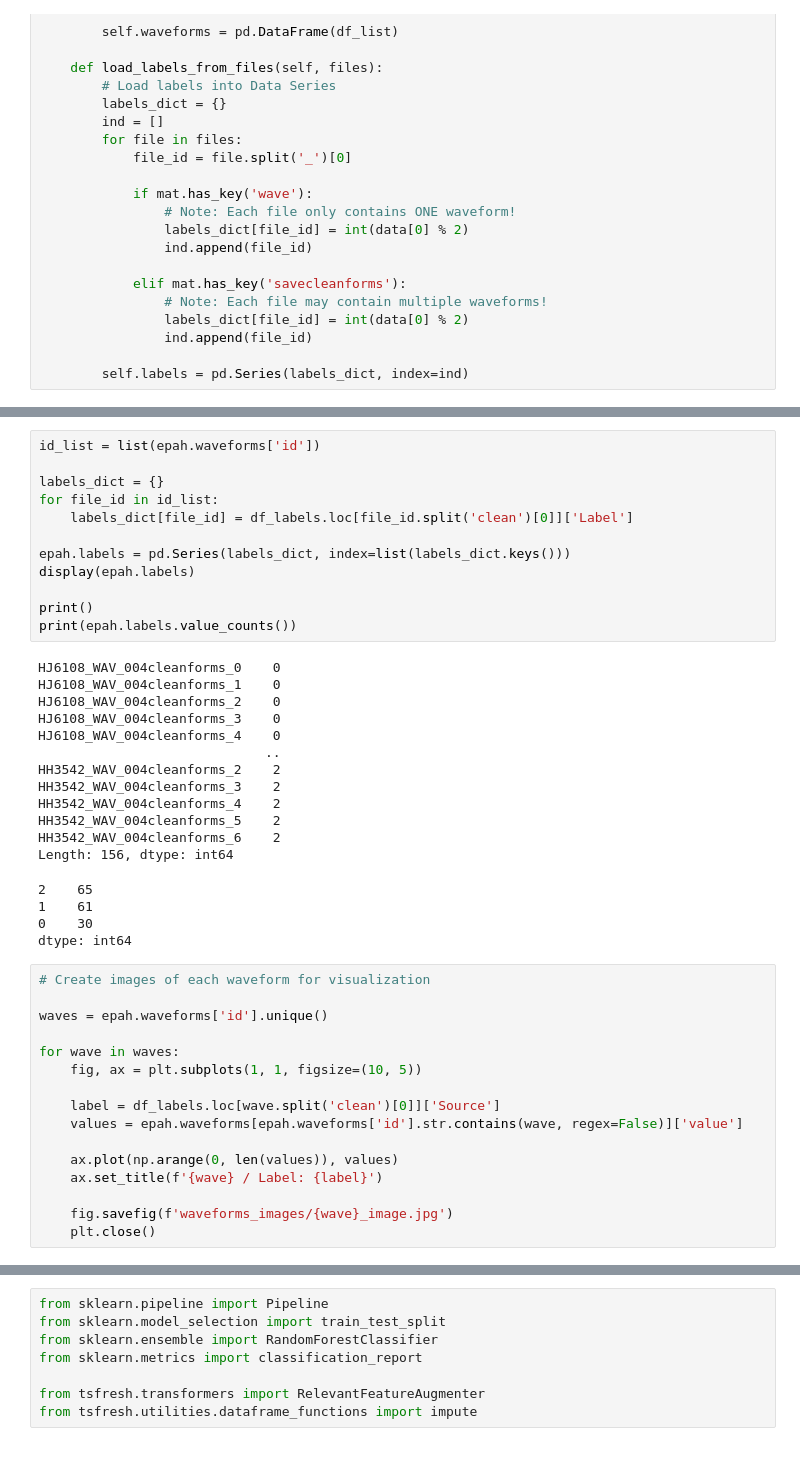
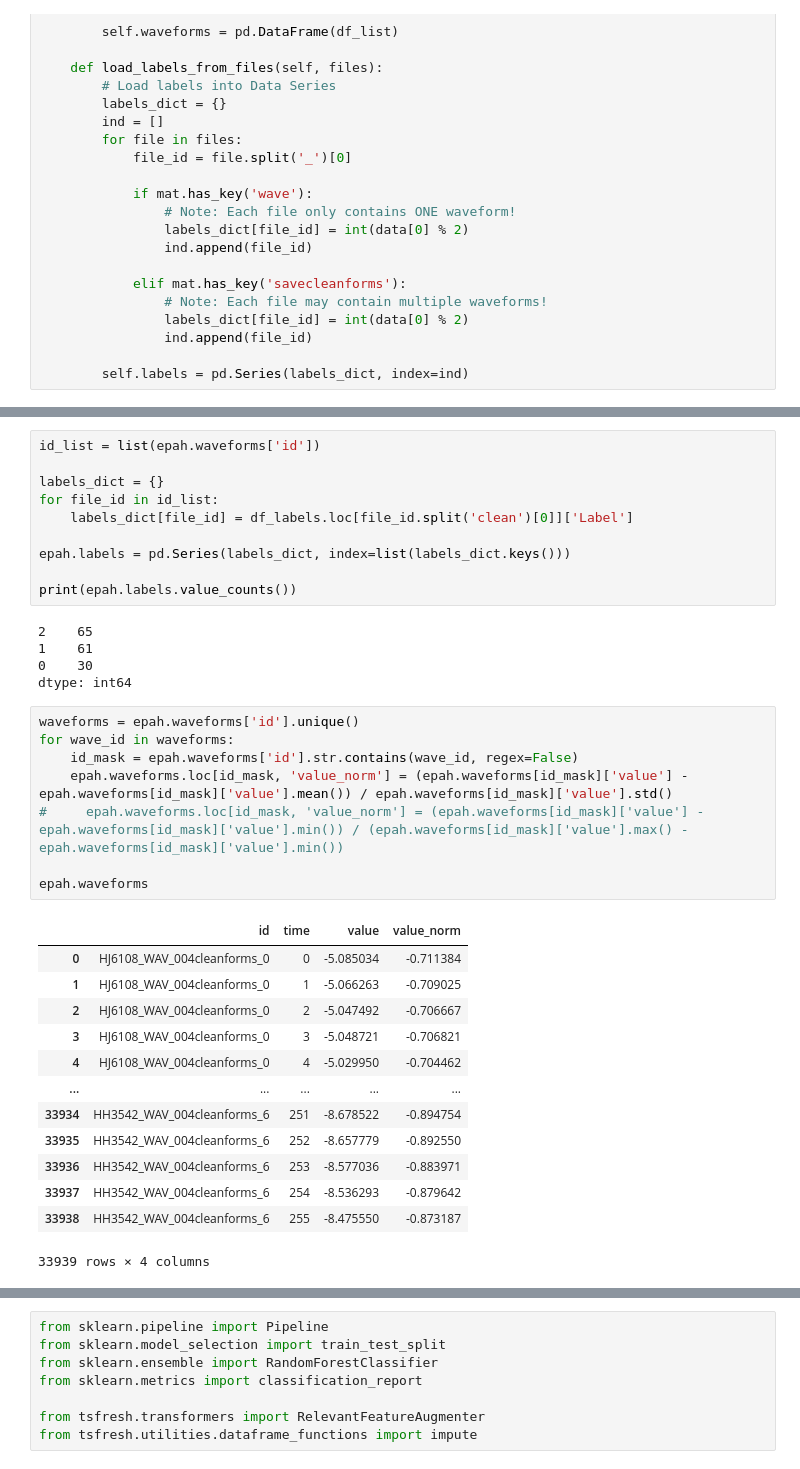
Before and after one commit to actsao/epahClassification, a Jupyter notebook: epahClassifier.ipynb, the cells around one changed output, grey strips where cells are left out. Drawn from its saved outputs; the diff is of its cells as text.

```diff
--- a/epahClassifier.ipynb
+++ b/epahClassifier.ipynb
@@ -113,40 +113,32 @@ for file_id in id_list:
     labels_dict[file_id] = df_labels.loc[file_id.split('clean')[0]]['Label']
 
 epah.labels = pd.Series(labels_dict, index=list(labels_dict.keys()))
-display(epah.labels)
 
-print()
 print(epah.labels.value_counts())
 # %% [output]
-HJ6108_WAV_004cleanforms_0    0
-HJ6108_WAV_004cleanforms_1    0
-HJ6108_WAV_004cleanforms_2    0
-HJ6108_WAV_004cleanforms_3    0
-HJ6108_WAV_004cleanforms_4    0
-                             ..
-HH3542_WAV_004cleanforms_2    2
-HH3542_WAV_004cleanforms_3    2
-HH3542_WAV_004cleanforms_4    2
-HH3542_WAV_004cleanforms_5    2
-HH3542_WAV_004cleanforms_6    2
-Length: 156, dtype: int64
+2    65
+1    61
+0    30
+dtype: int64
-2    65
-1    61
-0    30
-dtype: int64
-# %%
-# Create images of each waveform for visualization
-
-waves = epah.waveforms['id'].unique()
-
-for wave in waves:
-    fig, ax = plt.subplots(1, 1, figsize=(10, 5))
-
-    label = df_labels.loc[wave.split('clean')[0]]['Source']
-    values = epah.waveforms[epah.waveforms['id'].str.contains(wave, regex=False)]['value']
-
-    ax.plot(np.arange(0, len(values)), values)
-    ax.set_title(f'{wave} / Label: {label}')
-
-    fig.savefig(f'waveforms_images/{wave}_image.jpg')
-    plt.close()
+# %%
+waveforms = epah.waveforms['id'].unique()
+for wave_id in waveforms:
+    id_mask = epah.waveforms['id'].str.contains(wave_id, regex=False)
+    epah.waveforms.loc[id_mask, 'value_norm'] = (epah.waveforms[id_mask]['value'] - epah.waveforms[id_mask]['value'].mean()) / epah.waveforms[id_mask]['value'].std()
+#     epah.waveforms.loc[id_mask, 'value_norm'] = (epah.waveforms[id_mask]['value'] - epah.waveforms[id_mask]['value'].min()) / (epah.waveforms[id_mask]['value'].max() - epah.waveforms[id_mask]['value'].min())
+
+epah.waveforms
+# %% [output]
+|  | id | time | value | value_norm |
+| 0 | HJ6108_WAV_004cleanforms_0 | 0 | -5.085034 | -0.711384 |
+| 1 | HJ6108_WAV_004cleanforms_0 | 1 | -5.066263 | -0.709025 |
+| 2 | HJ6108_WAV_004cleanforms_0 | 2 | -5.047492 | -0.706667 |
+| 3 | HJ6108_WAV_004cleanforms_0 | 3 | -5.048721 | -0.706821 |
+| 4 | HJ6108_WAV_004cleanforms_0 | 4 | -5.029950 | -0.704462 |
+| ... | ... | ... | ... | ... |
+| 33934 | HH3542_WAV_004cleanforms_6 | 251 | -8.678522 | -0.894754 |
+| 33935 | HH3542_WAV_004cleanforms_6 | 252 | -8.657779 | -0.892550 |
+| 33936 | HH3542_WAV_004cleanforms_6 | 253 | -8.577036 | -0.883971 |
+| 33937 | HH3542_WAV_004cleanforms_6 | 254 | -8.536293 | -0.879642 |
+| 33938 | HH3542_WAV_004cleanforms_6 | 255 | -8.475550 | -0.873187 |
+33939 rows × 4 columns
```
Also changed, not shown: parts of 11 cells of this notebook.
